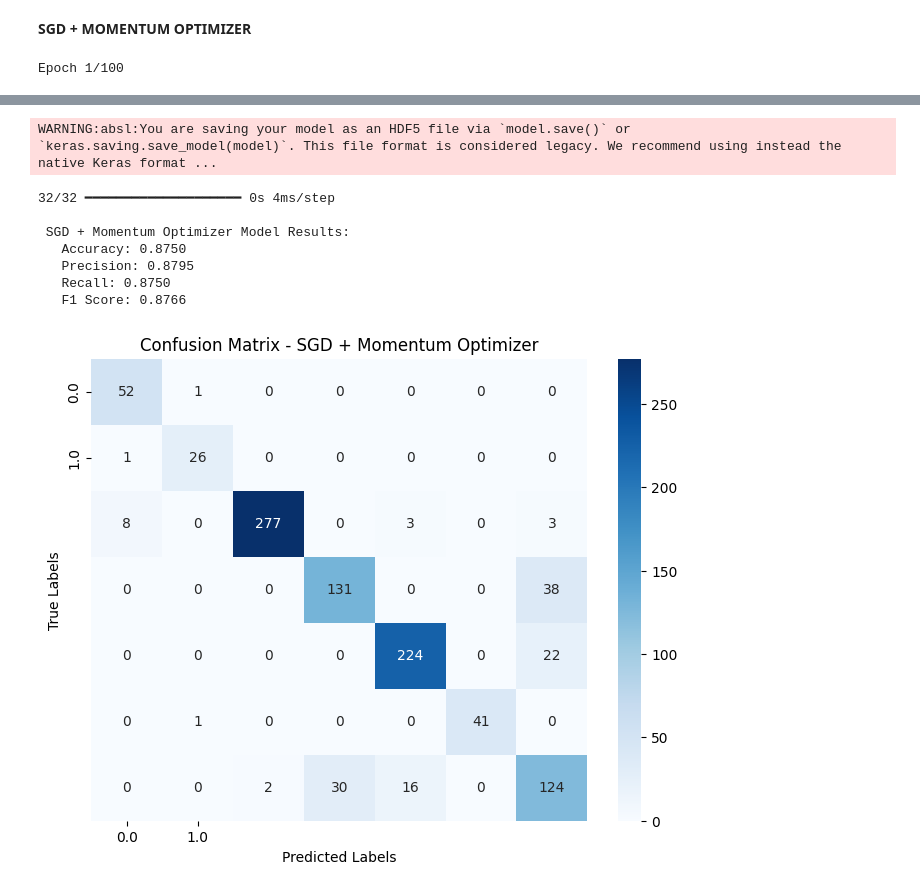
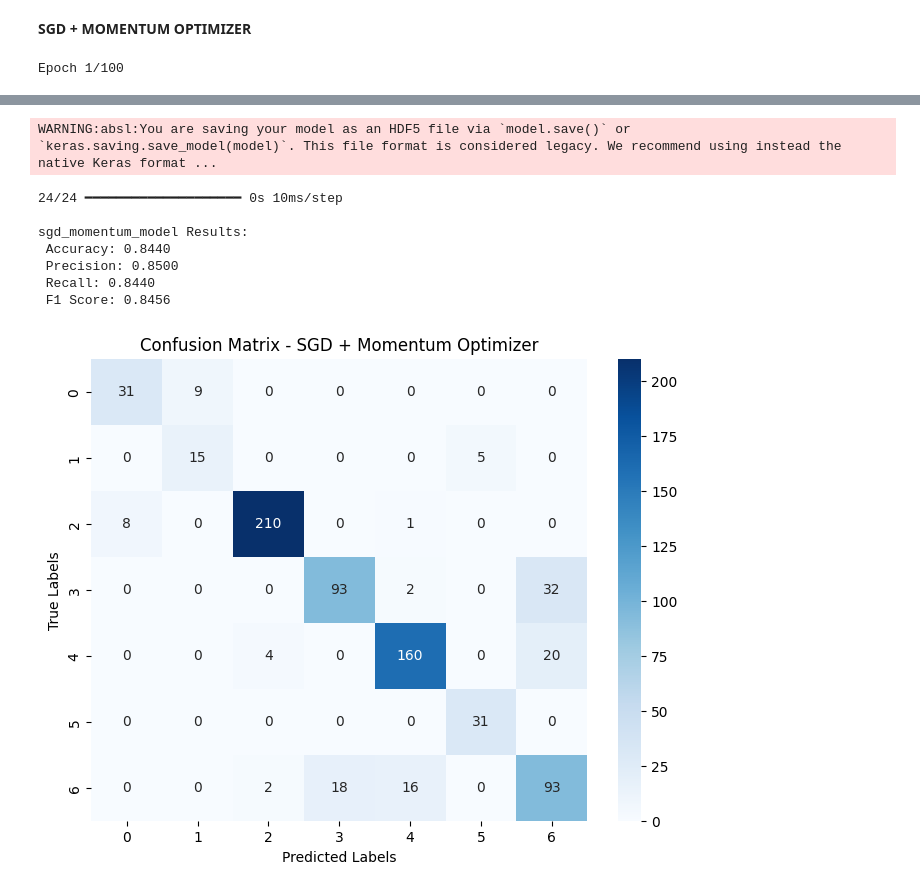
Before and after one commit to g-tumwesigye/FitPredictor_Model, a Jupyter notebook: FitPredictor_Model.ipynb, the cells around one changed output, grey strips where cells are left out. Drawn from its saved outputs; the diff is of its cells as text; code cells hidden in the pictures.

```diff
--- a/FitPredictor_Model.ipynb
+++ b/FitPredictor_Model.ipynb
@@ -97,11 +97,11 @@ dtype: int64
 # Drop highly correlated features
 data.drop(columns=["Body Fat Percentage", "BFPcase", "Exercise Recommendation Plan"], inplace=True)
 
-# Creating new features
+# Creating a new feature
 data["BMI_to_Weight"] = data["BMI"] / data["Weight"]
 
 
-# Standardize numerical features
+# Standardizing numerical features
 scaler = StandardScaler()
 numerical_features = ["Weight", "Height", "BMI", "Age", "BMI_to_Weight"]
 data[numerical_features] = scaler.fit_transform(data[numerical_features])
@@ -114,11 +114,20 @@ for feature in categorical_features:
     data[feature] = le.fit_transform(data[feature])
     label_encoders[feature] = le
 
-# Splittig data into train & test sets
+# Splittig data into train (70%), validation (15%) & test (15%)
 X = data.drop(columns=["BMIcase"])
 y = data["BMIcase"]
 y = tf.keras.utils.to_categorical(y)
-X_train, X_test, y_train, y_test = train_test_split(X, y, test_size=0.2, stratify=y.argmax(axis=1), random_state=42)
+
+#spliting train (70%) & temp (30%)
+X_train, X_temp, y_train, y_temp = train_test_split(
+X, y, test_size=0.3, stratify=y.argmax(axis=1), random_state=42
+)
+
+# splitting temp (30%) into validation (15%) & test (15%)
+X_val, X_test, y_val, y_test = train_test_split(
+X_temp, y_temp, test_size=0.5, stratify=y_temp.argmax(axis=1), random_state=42
+)
 
 # Handling class imbalance with SMOTE
 smote = SMOTE(sampling_strategy="auto", random_state=42)
@@ -526,42 +483,15 @@ sgd_model = Sequential([
 # Compiling the Model
 sgd_model.compile(optimizer=SGD(learning_rate=0.0005, momentum=0.9), loss='categorical_crossentropy', metrics=['accuracy'])
 
-# Early Stopping
-early_stopping = EarlyStopping(monitor='val_loss', patience=5, restore_best_weights=True)
-
-# Training the Model
-history_sgd = sgd_model.fit(X_train_resampled, y_train_resampled, epochs=100, batch_size=32,
-                              validation_data=(X_test, y_test), callbacks=[early_stopping], verbose=1)
-
-# Save SGD + Momentum Optimizer Model
-sgd_model.save(os.path.join(saved_models_dir, "sgd_momentum_model.h5"))
-
-# Model Evaluation
-
-# Predict on test set
-y_pred_probs = sgd_model.predict(X_test)
-y_pred_classes = np.argmax(y_pred_probs, axis=1)
-
-# Get true class labels from one-hot encoded y_test
-y_true = np.argmax(y_test, axis=1)
-
-# Computing evaluation metrics
-accuracy = accuracy_score(y_true, y_pred_classes)
-precision = precision_score(y_true, y_pred_classes, average='weighted')
-recall = recall_score(y_true, y_pred_classes, average='weighted')
-f1 = f1_score(y_true, y_pred_classes, average='weighted')
-
-# Printing results
-print(f"\n SGD + Momentum Optimizer Model Results:")
-print(f"   Accuracy: {accuracy:.4f}")
-print(f"   Precision: {precision:.4f}")
-print(f"   Recall: {recall:.4f}")
-print(f"   F1 Score: {f1:.4f}")
+# Training, Saving & evaluating the model
+history_sgd, y_pred_probs, y_pred_classes, y_true = train_save_evaluate(
+    sgd_model, "sgd_momentum_model", X_train_resampled, y_train_resampled, X_val, y_val, X_test, y_test
+)
 
 # Confusion Matrix
 plt.figure(figsize=(8, 6))
-cm = confusion_matrix(np.argmax(y_test, axis=1), y_pred_classes)
-sns.heatmap(cm, annot=True, fmt='d', cmap='Blues', xticklabels=np.unique(y_test), yticklabels=np.unique(y_test))
+cm = confusion_matrix(y_true, y_pred_classes)
+sns.heatmap(cm, annot=True, fmt='d', cmap='Blues', xticklabels=np.unique(y_true), yticklabels=np.unique(y_true))
 plt.xlabel("Predicted Labels")
 plt.ylabel("True Labels")
 plt.title("Confusion Matrix - SGD + Momentum Optimizer")
@@ -588,9 +518,9 @@ Epoch 48/100
 WARNING:absl:You are saving your model as an HDF5 file via `model.save()` or `keras.saving.save_model(model)`. This file format is considered legacy. We recommend using instead the native Keras format ...
-32/32 ━━━━━━━━━━━━━━━━━━━━ 0s 4ms/step
+24/24 ━━━━━━━━━━━━━━━━━━━━ 0s 10ms/step
 
- SGD + Momentum Optimizer Model Results:
-   Accuracy: 0.8750
-   Precision: 0.8795
-   Recall: 0.8750
-   F1 Score: 0.8766
+sgd_momentum_model Results:
+ Accuracy: 0.8440
+ Precision: 0.8500
+ Recall: 0.8440
+ F1 Score: 0.8456
-[figure, old version]
+[figure, new version]
```
Also changed, not shown: parts of 9 cells of this notebook.
